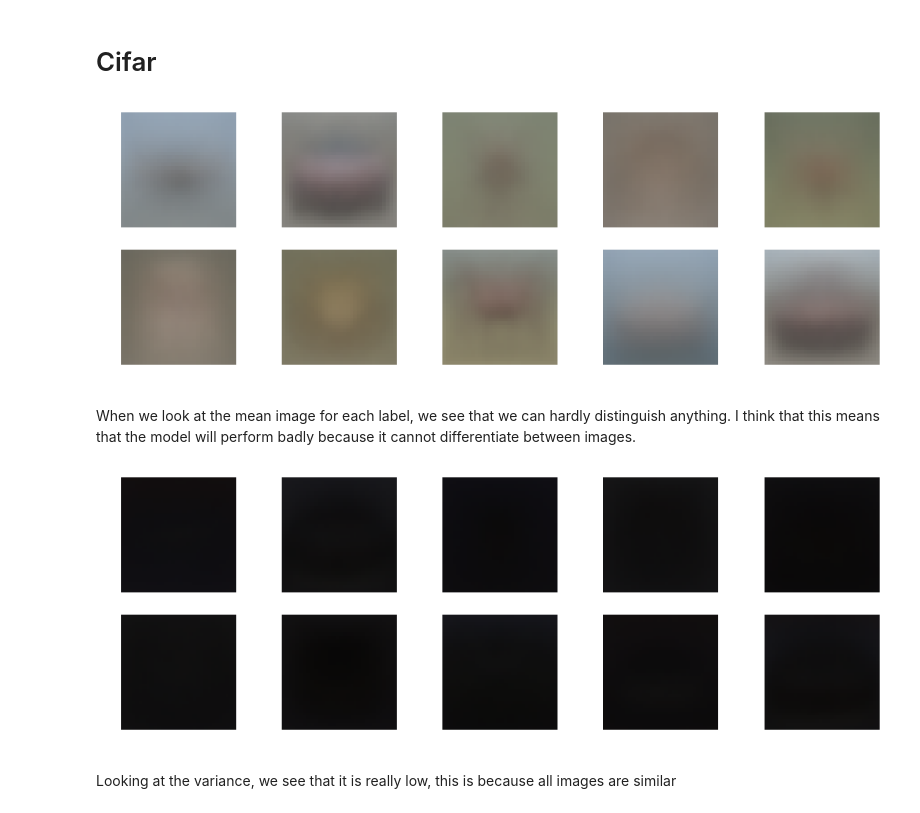
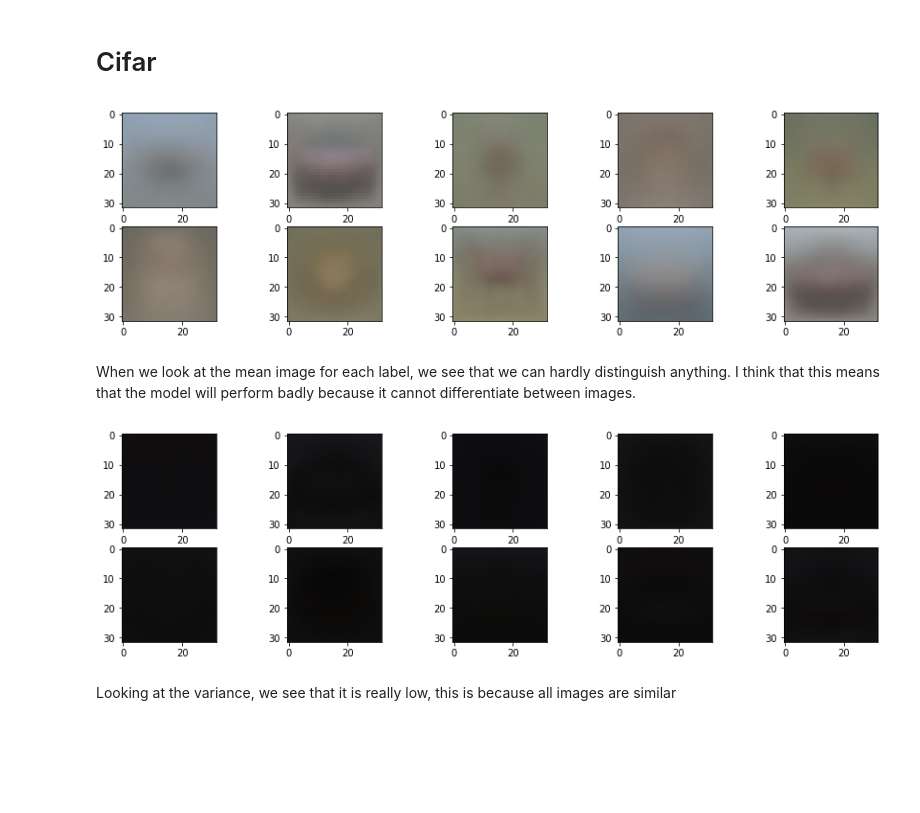
Before and after one commit to fablln/Advanced-Statistical-Inference, a Jupyter notebook: final_exercise.ipynb, the cells around one changed output. Cells and saved outputs as stored; diff of their text form; code cells hidden in the pictures; blank space fills up the shorter version.

```diff
--- a/final_exercise.ipynb
+++ b/final_exercise.ipynb
@@ -184,13 +178,14 @@ import scipy.stats
 
 class GaussianNaiveBayes:
     def predict(self, data):
-        results = [self.negative_log_likelihood(data, label) for label in range(self.n_labels)]
-        return np.argmin(results)
+        results = [self.log_likelihood(data, label) for label in range(self.n_labels)]
+        return np.argmax(results)
 
     def predict_prob(self, data):
-        results = [self.likelihood(data, label) for label in range(self.n_labels)]
-        results = results / np.sum(results)
-        return results
+        results = [self.log_likelihood(data, label) for label in range(self.n_labels)]
+        total = scipy.misc.logsumexp(results)
+        results = results - total
+        return np.exp(results)
 
     def train(self, original_datas, labels):
 
@@ -199,8 +194,8 @@ class GaussianNaiveBayes:
         n_labels = len(set(labels))
         n_features = datas[0].shape[0]
 
-        self.n_labels = np.array(n_labels)
-        self.n_features = np.array(n_features)
+        self.n_labels = int(n_labels)
+        self.n_features = int(n_features)
         self.mean = np.zeros((n_labels, n_features), dtype=np.float128)
         self.var = np.zeros((n_labels, n_features), dtype=np.float128)
         self.prior = np.zeros(n_labels, dtype=np.float128)
@@ -229,13 +224,13 @@ class GaussianNaiveBayes:
         var += 1.0e-6
         return np.exp(- (x - mean)**2 / (2 * var) ) / np.sqrt(2 * var * np.pi)
 
-    def negative_log_likelihood(self, data, label):
+    def log_likelihood(self, data, label):
         #here we compute the numerator
-        log_prior_label = -np.log(self.prior[label])
+        log_prior_label = np.log(self.prior[label])
         #log_posterior_data_given_label = -np.sum([self.log_gaussian_wrap(data[f], self.mean[label][f], self.var[label][f]) for f in range(self.n_features)])
-        log_posterior_data_given_label = -np.sum(self.log_gaussian_wrap(data, self.mean[label], self.var[label]))
+        log_posterior_data_given_label = np.sum(self.log_gaussian_wrap(data, self.mean[label], self.var[label]))
         return log_prior_label + log_posterior_data_given_label
 
     def log_gaussian_wrap(self, x, mean, var):
         var += 1.0e-6
-        return np.log(np.exp(- (x - mean)**2 / (2 * var) ) / np.sqrt(2 * var * np.pi))
+        return  (- ((x - mean)**2) / (2 * var) ) - np.log(np.sqrt(2 * var * np.pi))
@@ -314,7 +248,7 @@ The main operation that we perform is the reshaping of the images, which are fla
 # %% [markdown]
 ## 3.d Apply your classifier to the two given datasets. Make sure your optimization is clearly commented. Use classification accuracy and test log-likelihood as your figures of merit
 # %%
-NB = GaussianNaiveBayes_2()
+NB = GaussianNaiveBayes()
 mnist_X_train_flatten = np.array([x.flatten().astype(np.float128) / 255 for x in mnist_X_train])
 mnist_X_test_flatten = np.array([x.flatten().astype(np.float128) / 255 for x in mnist_X_test])
 NB.train(mnist_X_train_flatten,mnist_y_train)
@@ -419,36 +357,34 @@ Mnist accuracy is: 0.10
 As expected, a random classifier predicts at random, which in this case is 1/10
 # %% [markdown]
 # Cifar
-# %%
-NB = GaussianNaiveBayes()
-NB.train(cifar_x_train,cifar_y_train)
+# %%
+cifar_x_train_flatten = np.array([x.flatten().astype(np.float128) / 255 for x in cifar_x_train])
+cifar_x_test_flatten = np.array([x.flatten().astype(np.float128) / 255 for x in cifar_x_test])
+NB = GaussianNaiveBayes()
+NB.train(cifar_x_train_flatten,cifar_y_train)
 # %%
 ROW = 2
 COLUMN = 5
-plt.figure(figsize=(15,5))
+plt.figure(figsize=(15,4))
 for i in range(ROW * COLUMN):
-    # train[i][0] is i-th image data with size 28x28
     image = NB.mean[i].reshape(32,32,3).astype(np.float64)
     plt.subplot(ROW, COLUMN, i+1)
     plt.imshow(image)
-    plt.axis('off') # do not show axis value plt.tight_layout() # automatic padding between subplots plt.show()
 plt.show()
 # %% [output]
-[figure, old version]
+[figure, new version]
 # %% [markdown]
 When we look at the mean image for each label, we see that we can hardly distinguish anything. I think that this means that the model will perform badly because it cannot differentiate between images.
 # %%
 ROW = 2
 COLUMN = 5
-plt.figure(figsize=(15,5))
+plt.figure(figsize=(15,4))
 for i in range(ROW * COLUMN):
-    # train[i][0] is i-th image data with size 28x28
     image = NB.var[i].reshape(32,32,3).astype(np.float64)
     plt.subplot(ROW, COLUMN, i+1)
     plt.imshow(image)
-    plt.axis('off') # do not show axis value plt.tight_layout() # automatic padding between subplots plt.show()
 plt.show()
 # %% [output]
-[figure, old version]
+[figure, new version]
 # %% [markdown]
 Looking at the variance, we see that it is really low, this is because all images are similar
```
Also changed, not shown: parts of 31 cells of this notebook.
